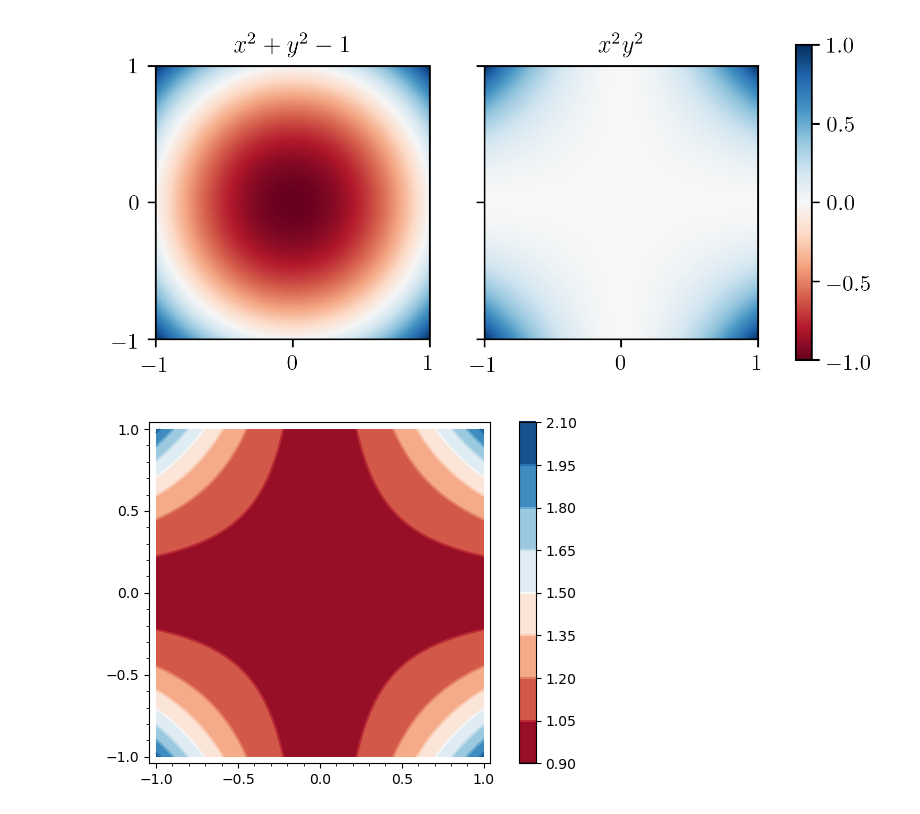
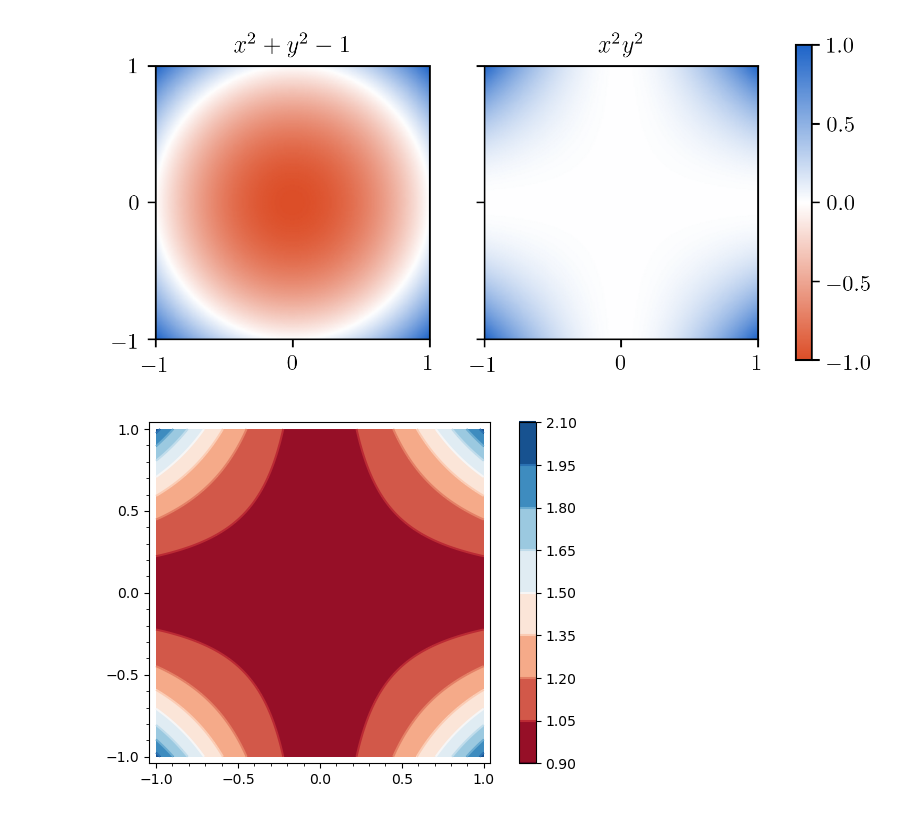
Before and after one commit to toonijn/PhD-thesis, a Jupyter notebook: img/chapter4/nm_interpolation.ipynb, the cells around one changed output. Cells and saved outputs as stored; diff of their text form; code cells hidden in the pictures.

```diff
--- a/img/chapter4/nm_interpolation.ipynb
+++ b/img/chapter4/nm_interpolation.ipynb
@@ -9,35 +9,35 @@ import matplotlib as mpl
 # %%
 mpl.rc('font', family='serif', size=10, serif="Computer Modern Roman")
 mpl.rc('text', usetex=True)
 
 x = np.linspace(-1, 1, 211)
 y = np.linspace(-1, 1, 211)
 X, Y = np.meshgrid(x, y)
 
 F = X*X + Y*Y - 1
 G = X*X*Y*Y
 
 fig, axes = plt.subplots(
     ncols=2, nrows=1, figsize=(7, 2),
     dpi=300,
     sharex=True, sharey=True)
 plt.subplots_adjust(right=0.8, top=1.1)
 
 vmin = -1
 vmax = 1
 
 for i, data in enumerate([F, G]):
     ax = axes[i]
     ax.set_xticks(ticks=[-1,0,1])
     ax.set_yticks(ticks=[-1,0,1])
     ax.set_aspect(1)
     ax.set_title("$x^2 + y^2 - 1$" if i == 0 else "$x^2 y^2$", fontsize=11)
-    pcolormesh = ax.pcolormesh(x, y, data.T, shading='gouraud', vmin=vmin, vmax=vmax, cmap=plt.cm.RdBu)
+    pcolormesh = ax.pcolormesh(x, y, data.T, shading='gouraud', vmin=vmin, vmax=vmax, cmap=ugent.RdBu)
 
 fig.colorbar(pcolormesh, ax=axes)
-plt.savefig("nm_interpolation.pdf", bbox_inches='tight', dpi=500)
+plt.savefig("nm_interpolation.png", bbox_inches='tight', dpi=500)
 # %% [output]
-[figure, old version]
+[figure, new version]
 # %%
 ax.bar
 # %%
```
Also changed, not shown: 3 other files.
